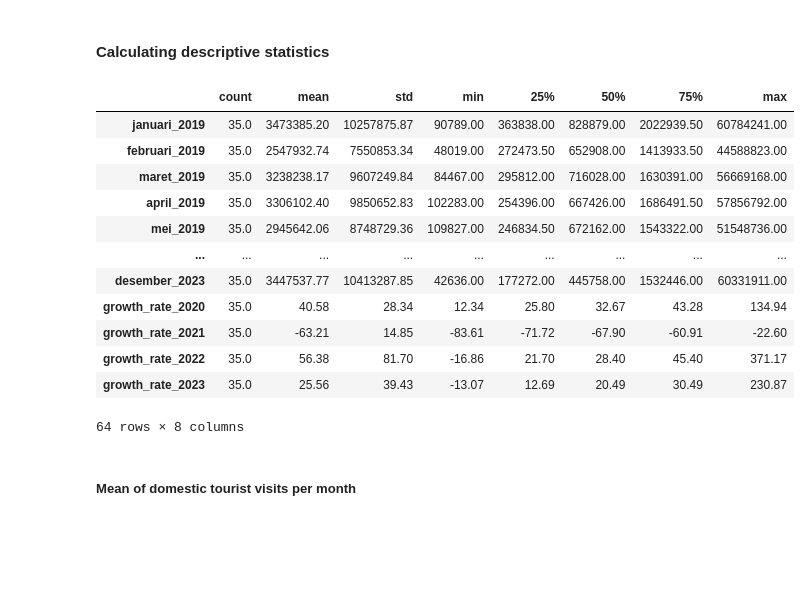
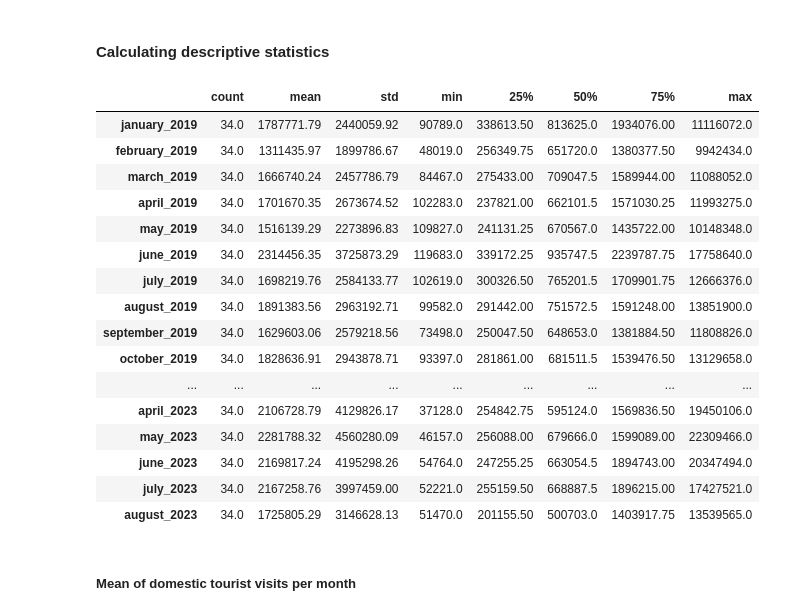
Before and after one commit to Ryuivan/machine-learning-ARIMA, a Jupyter notebook: arima.ipynb, the cells around one changed output. Cells and saved outputs as stored; diff of their text form; code cells hidden in the pictures; blank space fills up the shorter version.

```diff
--- a/arima.ipynb
+++ b/arima.ipynb
@@ -303,22 +131,25 @@ data
 # %% [markdown]
 #### Calculating descriptive statistics
 # %%
-stats = data.describe().T.round(2)
-stats
+data.iloc[:, :-4].describe().T.round(2)
 # %% [output]
 |  | count | mean | std | min | 25% | 50% | 75% | max |
-| januari_2019 | 35.0 | 3473385.20 | 10257875.87 | 90789.00 | 363838.00 | 828879.00 | 2022939.50 | 60784241.00 |
-| februari_2019 | 35.0 | 2547932.74 | 7550853.34 | 48019.00 | 272473.50 | 652908.00 | 1413933.50 | 44588823.00 |
-| maret_2019 | 35.0 | 3238238.17 | 9607249.84 | 84467.00 | 295812.00 | 716028.00 | 1630391.00 | 56669168.00 |
-| april_2019 | 35.0 | 3306102.40 | 9850652.83 | 102283.00 | 254396.00 | 667426.00 | 1686491.50 | 57856792.00 |
-| mei_2019 | 35.0 | 2945642.06 | 8748729.36 | 109827.00 | 246834.50 | 672162.00 | 1543322.00 | 51548736.00 |
+| january_2019 | 34.0 | 1787771.79 | 2440059.92 | 90789.0 | 338613.50 | 813625.0 | 1934076.00 | 11116072.0 |
+| february_2019 | 34.0 | 1311435.97 | 1899786.67 | 48019.0 | 256349.75 | 651720.0 | 1380377.50 | 9942434.0 |
+| march_2019 | 34.0 | 1666740.24 | 2457786.79 | 84467.0 | 275433.00 | 709047.5 | 1589944.00 | 11088052.0 |
+| april_2019 | 34.0 | 1701670.35 | 2673674.52 | 102283.0 | 237821.00 | 662101.5 | 1571030.25 | 11993275.0 |
+| may_2019 | 34.0 | 1516139.29 | 2273896.83 | 109827.0 | 241131.25 | 670567.0 | 1435722.00 | 10148348.0 |
+| june_2019 | 34.0 | 2314456.35 | 3725873.29 | 119683.0 | 339172.25 | 935747.5 | 2239787.75 | 17758640.0 |
+| july_2019 | 34.0 | 1698219.76 | 2584133.77 | 102619.0 | 300326.50 | 765201.5 | 1709901.75 | 12666376.0 |
+| august_2019 | 34.0 | 1891383.56 | 2963192.71 | 99582.0 | 291442.00 | 751572.5 | 1591248.00 | 13851900.0 |
+| september_2019 | 34.0 | 1629603.06 | 2579218.56 | 73498.0 | 250047.50 | 648653.0 | 1381884.50 | 11808826.0 |
+| october_2019 | 34.0 | 1828636.91 | 2943878.71 | 93397.0 | 281861.00 | 681511.5 | 1539476.50 | 13129658.0 |
 | ... | ... | ... | ... | ... | ... | ... | ... | ... |
-| desember_2023 | 35.0 | 3447537.77 | 10413287.85 | 42636.00 | 177272.00 | 445758.00 | 1532446.00 | 60331911.00 |
-| growth_rate_2020 | 35.0 | 40.58 | 28.34 | 12.34 | 25.80 | 32.67 | 43.28 | 134.94 |
-| growth_rate_2021 | 35.0 | -63.21 | 14.85 | -83.61 | -71.72 | -67.90 | -60.91 | -22.60 |
-| growth_rate_2022 | 35.0 | 56.38 | 81.70 | -16.86 | 21.70 | 28.40 | 45.40 | 371.17 |
-| growth_rate_2023 | 35.0 | 25.56 | 39.43 | -13.07 | 12.69 | 20.49 | 30.49 | 230.87 |
+| april_2023 | 34.0 | 2106728.79 | 4129826.17 | 37128.0 | 254842.75 | 595124.0 | 1569836.50 | 19450106.0 |
+| may_2023 | 34.0 | 2281788.32 | 4560280.09 | 46157.0 | 256088.00 | 679666.0 | 1599089.00 | 22309466.0 |
+| june_2023 | 34.0 | 2169817.24 | 4195298.26 | 54764.0 | 247255.25 | 663054.5 | 1894743.00 | 20347494.0 |
+| july_2023 | 34.0 | 2167258.76 | 3997459.00 | 52221.0 | 255159.50 | 668887.5 | 1896215.00 | 17427521.0 |
+| august_2023 | 34.0 | 1725805.29 | 3146628.13 | 51470.0 | 201155.50 | 500703.0 | 1403917.75 | 13539565.0 |
-64 rows × 8 columns
 # %% [markdown]
 ##### Mean of domestic tourist visits per month
 # %%
```
Also changed, not shown: parts of 20 cells of this notebook, 1 other file.
